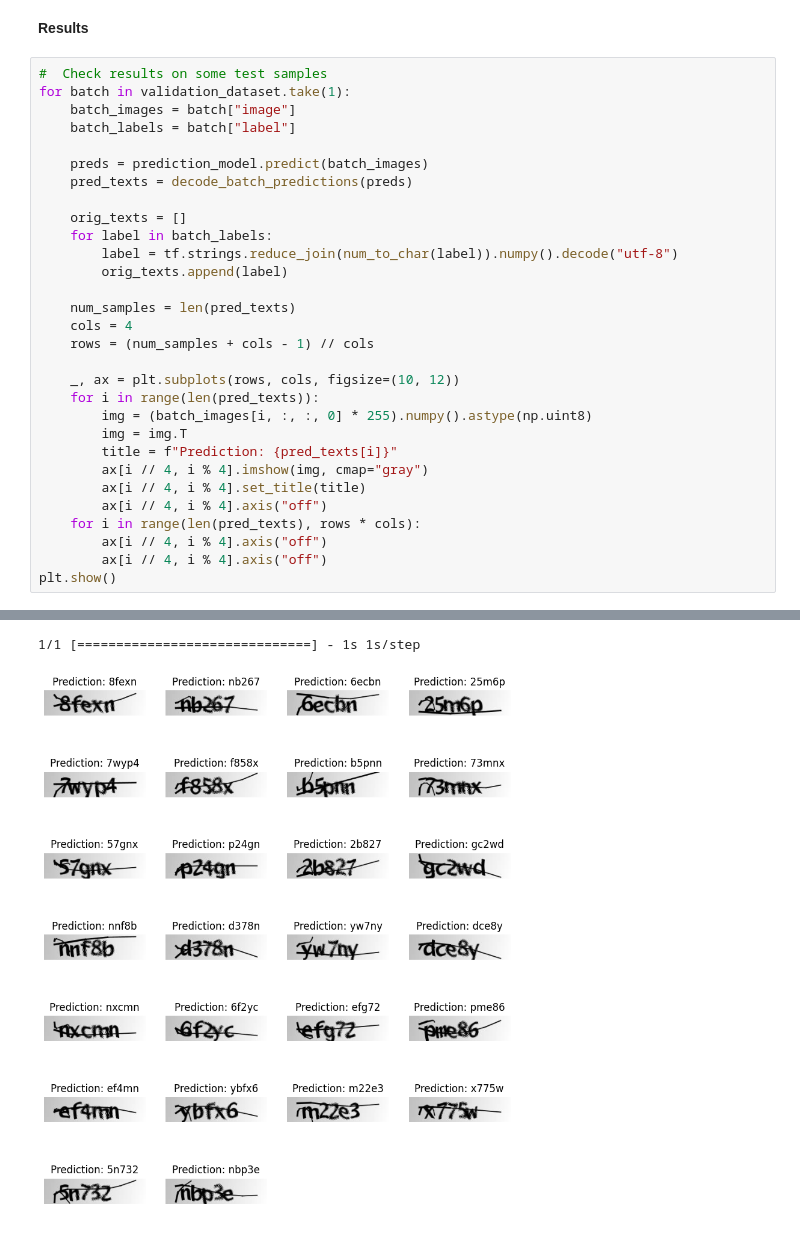
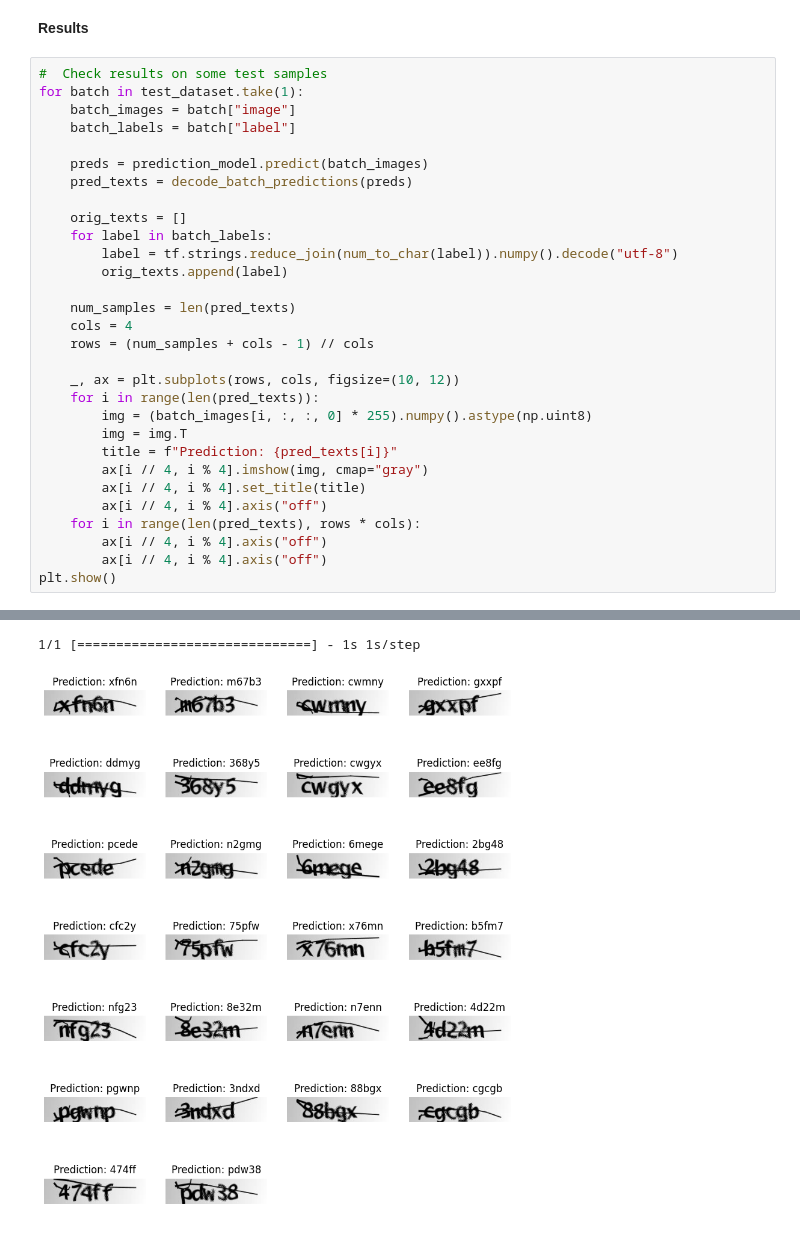
Before and after one commit to patrykwojnar/ComputerVision, a Jupyter notebook: OCR/crnn_captcha.ipynb, the cells around one changed output, grey strips where cells are left out. Saved outputs shown, nothing was run; the diff lists cells and outputs as text.

Commit message:
OCR: Change dataset in model test

```diff
--- a/OCR/crnn_captcha.ipynb
+++ b/OCR/crnn_captcha.ipynb
@@ -462,7 +464,7 @@ def decode_batch_predictions(pred):
 **Results**
 # %%
 #  Check results on some test samples
-for batch in validation_dataset.take(1):
+for batch in test_dataset.take(1):
     batch_images = batch["image"]
     batch_labels = batch["label"]
 
@@ -499,2 +501,2 @@ plt.show()
 1/1 [==============================] - 1s 1s/step
-[figure, old version]
+[figure, new version]
```
Also changed, not shown: parts of 6 cells of this notebook, 3 other files.
